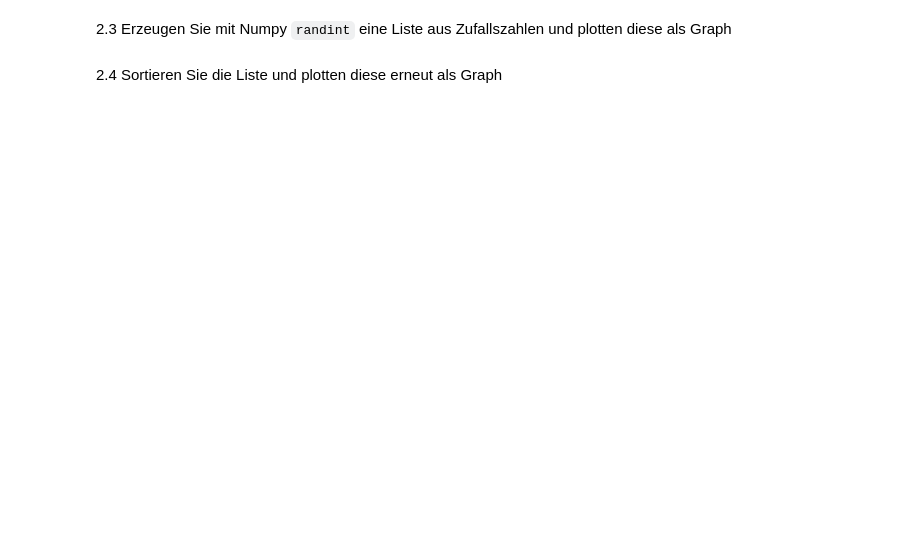
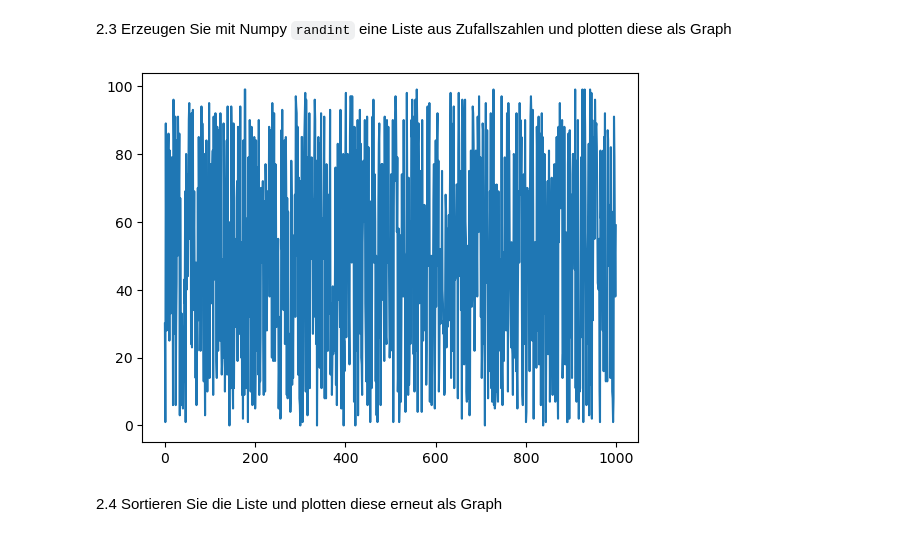
Before and after one commit to thieleju/studium, a Jupyter notebook: Data Science Schwerpunkt/uebung/2b_Bibliotheken.ipynb, the cells around one changed output. Drawn from its saved outputs; the diff is of its cells as text; code cells hidden in the pictures; blank space fills up the shorter version.

```diff
--- a/Data Science Schwerpunkt/uebung/2b_Bibliotheken.ipynb
+++ b/Data Science Schwerpunkt/uebung/2b_Bibliotheken.ipynb
@@ -37,4 +99,11 @@ Tip:
 # %% [markdown]
 2.3 Erzeugen Sie mit Numpy `randint` eine Liste aus Zufallszahlen und plotten diese als Graph
+# %%
+np_list = np.random.randint(0,100,1000)
+
+plt.plot(range(0,1000),np_list)
+plt.show()
+# %% [output]
+[figure, added]
 # %% [markdown]
 2.4 Sortieren Sie die Liste und plotten diese erneut als Graph
```
Also changed, not shown: parts of 12 cells of this notebook.
